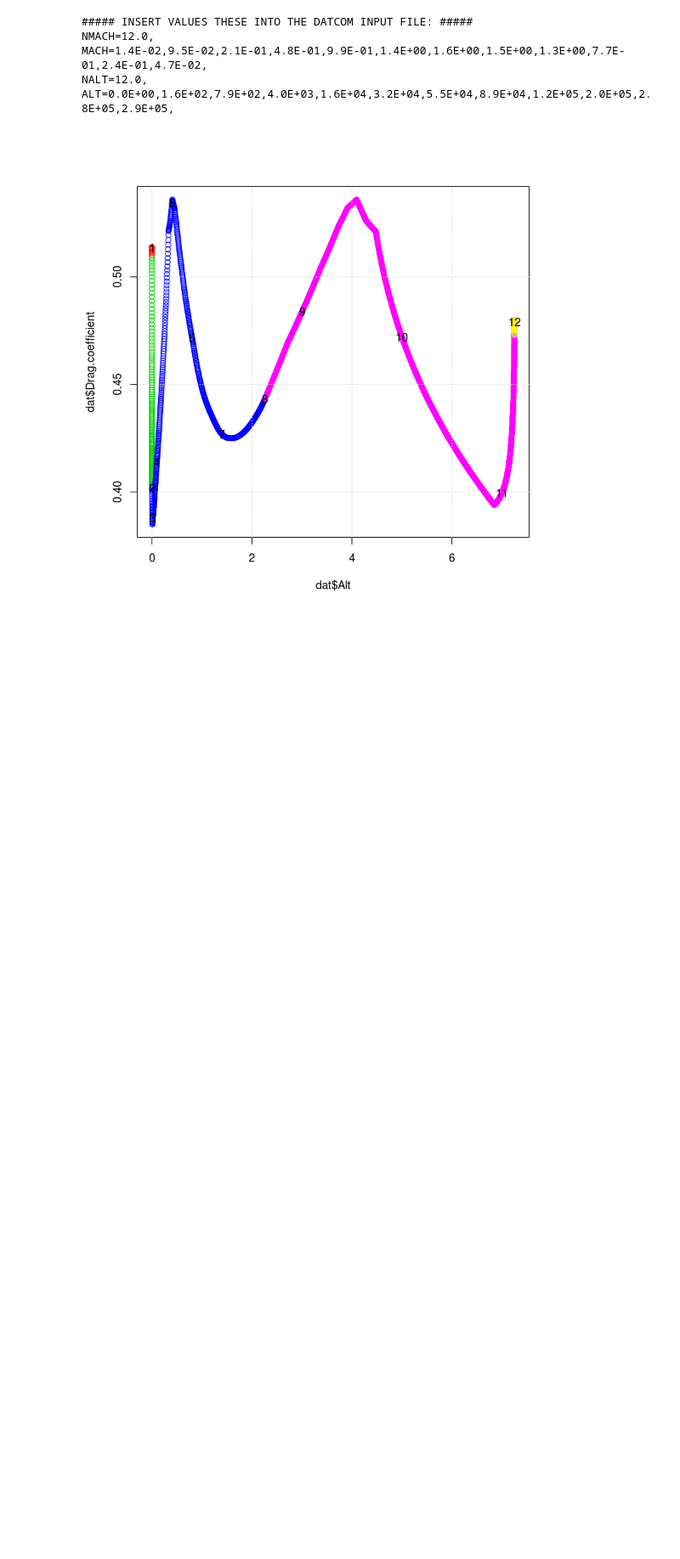
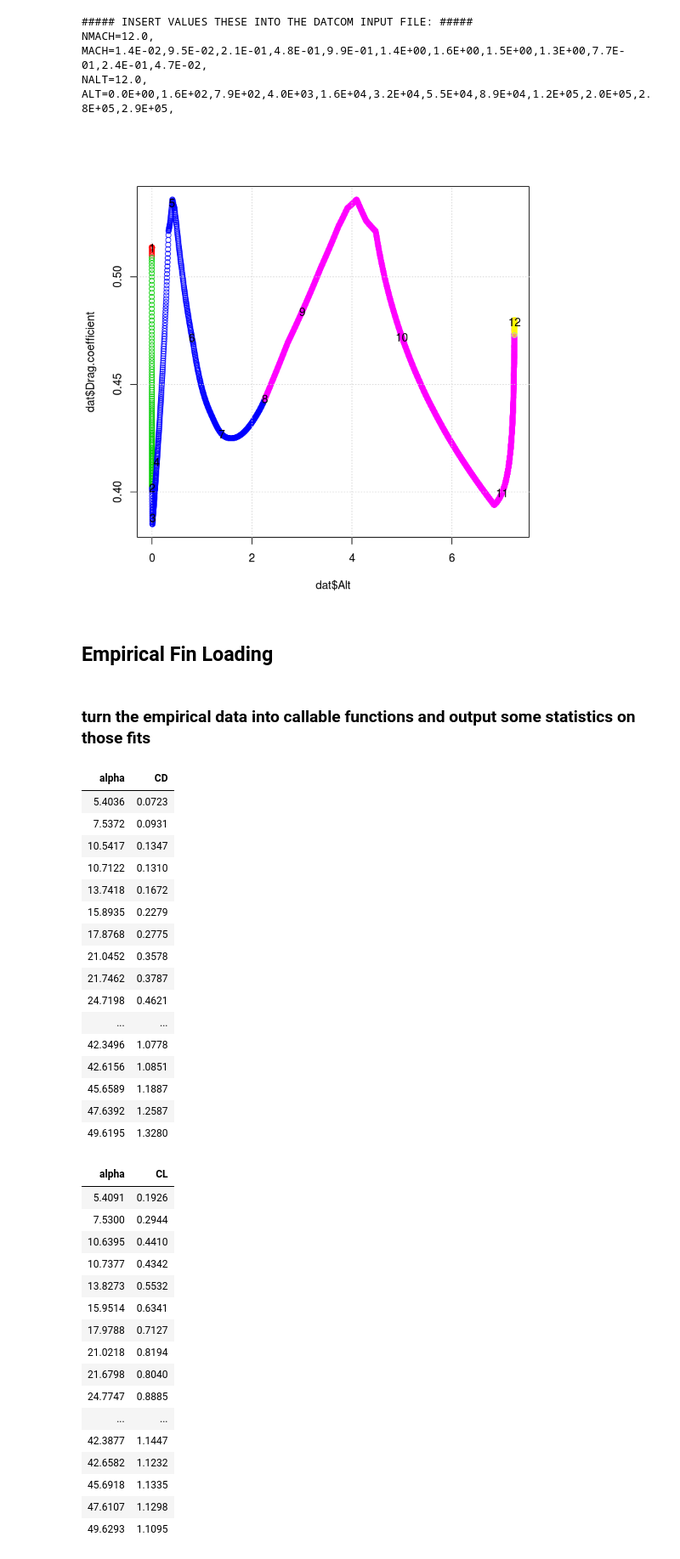
Before and after one commit to psas/lv3.0-airframe, a Jupyter notebook: sim/recoveryAnalysis.ipynb, the cells around one changed output. Shown: that part at 85% size. Cells and saved outputs as stored; diff of their text form; code cells hidden in the pictures; blank space fills up the shorter version.

```diff
--- a/sim/recoveryAnalysis.ipynb
+++ b/sim/recoveryAnalysis.ipynb
@@ -210,3 +212,7 @@ grid()
 text(as.character(1:length(schedule$Alt)), x=schedule$Alt, y=schedule$Drag.coeff)
 # %% [output]
 [figure]
+# %% [markdown]
+## Empirical Fin Loading
+# %% [markdown]
+### turn the empirical data into callable functions and output some statistics on those fits
@@ -212,0 +222,40 @@ text(as.character(1:length(schedule$Alt)), x=schedule$Alt, y=schedule$Drag.coeff
+# %%
+names(galdat.drag) <- c('alpha', 'CD')
+names(galdat.lift) <- c('alpha', 'CL')
+galdat.drag
+galdat.lift
+# %% [output]
+| alpha | CD |
+| 5.4036 | 0.0723 |
+| 7.5372 | 0.0931 |
+| 10.5417 | 0.1347 |
+| 10.7122 | 0.1310 |
+| 13.7418 | 0.1672 |
+| 15.8935 | 0.2279 |
+| 17.8768 | 0.2775 |
+| 21.0452 | 0.3578 |
+| 21.7462 | 0.3787 |
+| 24.7198 | 0.4621 |
+| ... | ... |
+| 42.3496 | 1.0778 |
+| 42.6156 | 1.0851 |
+| 45.6589 | 1.1887 |
+| 47.6392 | 1.2587 |
+| 49.6195 | 1.3280 |
+| alpha | CL |
+| 5.4091 | 0.1926 |
+| 7.5300 | 0.2944 |
+| 10.6395 | 0.4410 |
+| 10.7377 | 0.4342 |
+| 13.8273 | 0.5532 |
+| 15.9514 | 0.6341 |
+| 17.9788 | 0.7127 |
+| 21.0218 | 0.8194 |
+| 21.6798 | 0.8040 |
+| 24.7747 | 0.8885 |
+| ... | ... |
+| 42.3877 | 1.1447 |
+| 42.6582 | 1.1232 |
+| 45.6918 | 1.1335 |
+| 47.6107 | 1.1298 |
+| 49.6293 | 1.1095 |
```
Also changed, not shown: parts of 11 cells of this notebook.
